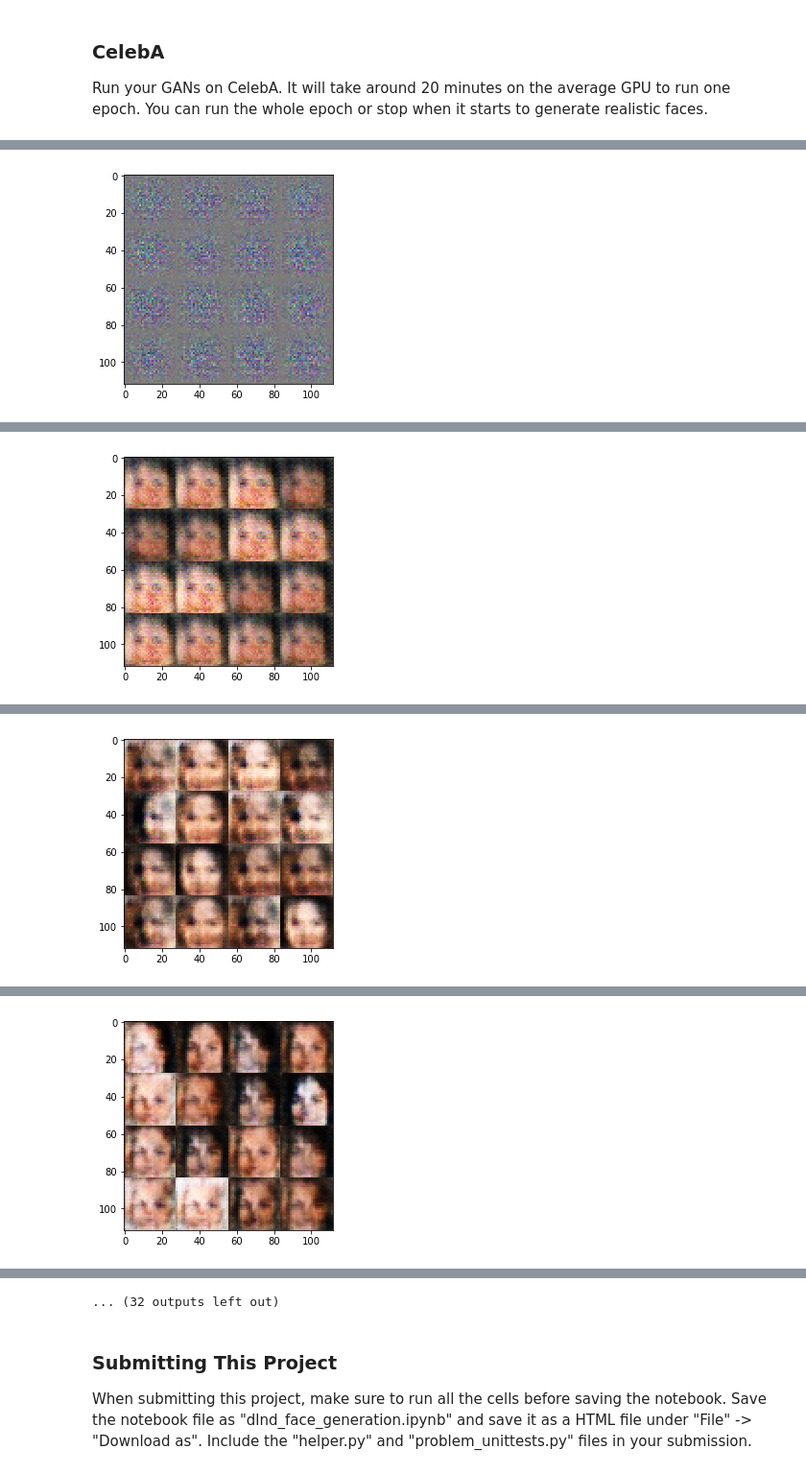
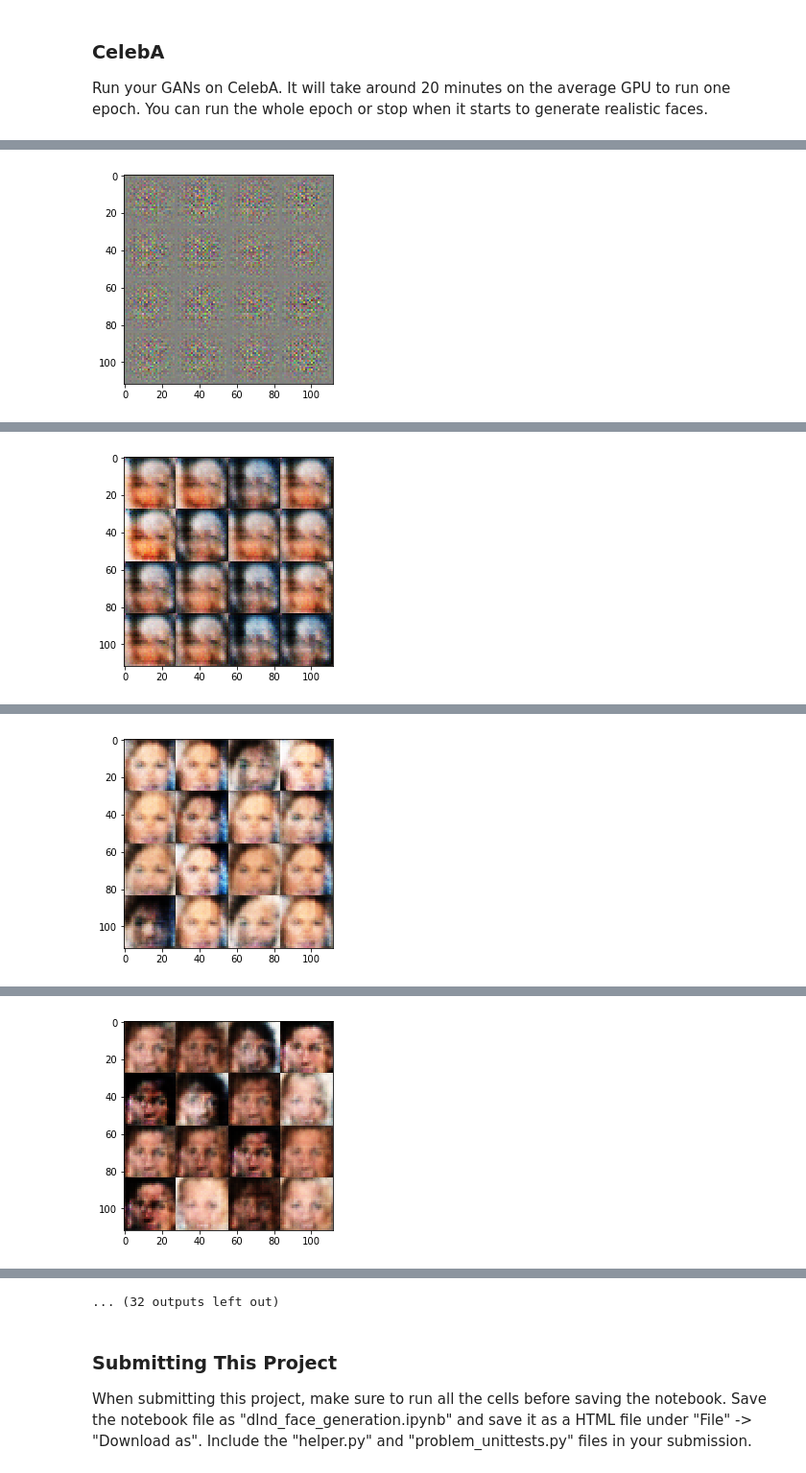
Before and after one commit to phdkiran/deep-learning, a Jupyter notebook: face_generation/dlnd_face_generation.ipynb, the cells around one changed output, grey strips where cells are left out. Shown at 96% size. Drawn from its saved outputs; the diff is of its cells as text; code cells hidden in the pictures.

```diff
--- a/face_generation/dlnd_face_generation.ipynb
+++ b/face_generation/dlnd_face_generation.ipynb
@@ -133,6 +133,15 @@ Tests Passed
 # %% [markdown]
 ### Discriminator
 Implement `discriminator` to create a discriminator neural network that discriminates on `images`.  This function should be able to reuse the variables in the neural network.  Use [`tf.variable_scope`](https://www.tensorflow.org/api_docs/python/tf/variable_scope) with a scope name of "discriminator" to allow the variables to be reused.  The function should return a tuple of (tensor output of the discriminator, tensor logits of the discriminator).
+# %%
+# helper function to do the batch normalization, leaky rlu simulation and dropout
+def applyBatch_leakyRLU_dropout(input_layer, alpha=0.2, dropout=0.1, batch=True, training=False):
+    if batch:
+        input_layer = tf.layers.batch_normalization(input_layer, training=training)
+    x = tf.maximum(alpha * input_layer, input_layer)
+    x = tf.layers.dropout(x, rate=dropout, training=training)
+    # print(x.shape)
+    return x
 # %%
 def discriminator(images, reuse=False):
     """
@@ -225,34 +232,22 @@ def generator(z, out_channel_dim, is_train=True):
         #reshape to cnn
         x = tf.reshape(x, (-1, 2, 2, 512))
         # batch normalizaton
-        x = tf.layers.batch_normalization(x, training=is_train)
-        # Leaky Relu
-        x = tf.maximum(alpha * x, x)
-        # print(x.shape)
+        x = applyBatch_leakyRLU_dropout(x, training=is_train)
 
         # create 4 x 4 x 256 cnn
         x = tf.layers.conv2d_transpose(inputs=x, filters=256, kernel_size=4, strides=2, padding='same', kernel_initializer=tf.contrib.layers.xavier_initializer())
         # batch normalizaton
-        x = tf.layers.batch_normalization(x, training=is_train)
-        # Leaky Relu
-        x = tf.maximum(alpha * x, x)
-        # print(x.shape)
+        x = applyBatch_leakyRLU_dropout(x, training=is_train)
 
         # create 7 x 7 x 128 cnn
         x = tf.layers.conv2d_transpose(inputs=x, filters=128, kernel_size=4, strides=1, padding='valid', kernel_initializer=tf.contrib.layers.xavier_initializer())
         # batch normalizaton
-        x = tf.layers.batch_normalization(x, training=is_train)
-        # Leaky Relu
-        x = tf.maximum(alpha * x, x)
-        # print(x.shape)
+        x = applyBatch_leakyRLU_dropout(x, training=is_train)
 
         # create 14 x 14 x 64 cnn
         x = tf.layers.conv2d_transpose(inputs=x, filters=64, kernel_size=4, strides=2, padding='same', kernel_initializer=tf.contrib.layers.xavier_initializer())
         # batch normalizaton
-        x = tf.layers.batch_normalization(x, training=is_train)
-        # Leaky Relu
-        x = tf.maximum(alpha * x, x)
-        # print(x.shape)
+        x = applyBatch_leakyRLU_dropout(x, training=is_train)
 
         # create 28 x 28 x out_channel_dim cnn
         x = tf.layers.conv2d_transpose(inputs=x, filters=out_channel_dim, kernel_size=4, strides=2, padding='same', kernel_initializer=tf.contrib.layers.xavier_initializer())
@@ -287,6 +282,7 @@ def model_loss(input_real, input_z, out_channel_dim):
     """
     # TODO: Implement Function
 
+    smooth = 0.1
     # Generate images using generator
     gen_out = generator(input_z, out_channel_dim=out_channel_dim, is_train=True)
 
@@ -298,7 +294,7 @@ def model_loss(input_real, input_z, out_channel_dim):
     fake_image_out, fake_image_logits = discriminator(gen_out, reuse=True)
 
     # real image loss ---- compare with 1's
-    d_real_loss = tf.reduce_mean(tf.nn.sigmoid_cross_entropy_with_logits(labels=tf.ones_like(real_image_logits) * 0.9, logits = real_image_logits))
+    d_real_loss = tf.reduce_mean(tf.nn.sigmoid_cross_entropy_with_logits(labels=tf.ones_like(real_image_logits) * (1. - smooth), logits = real_image_logits))
     # fake image loss ---- compare with 0's
     d_fake_loss = tf.reduce_mean(tf.nn.sigmoid_cross_entropy_with_logits(labels=tf.zeros_like(fake_image_logits), logits = fake_image_logits))
 
@@ -421,15 +417,16 @@ def train(epoch_count, batch_size, z_dim, learning_rate, beta1, get_batches, dat
 
                 # Run optimizers
                 _ = sess.run(d_vars, feed_dict={input_real: batch_images, input_z: batch_z, lr: learning_rate})
-                _ = sess.run(g_vars, feed_dict={input_real: batch_images, input_z: batch_z, lr: learning_rate})
+                _ = sess.run(g_vars, feed_dict={input_z: batch_z, lr: learning_rate})
+                _ = sess.run(g_vars, feed_dict={input_z: batch_z, lr: learning_rate})
 
 
                 if steps % 100 == 0:
                     # At the end of each epoch, get the losses and print them out
                     train_loss_d = d_loss.eval({input_real: batch_images, input_z: batch_z})
-                    train_loss_g = g_loss.eval({input_real: batch_images, input_z: batch_z})
+                    train_loss_g = g_loss.eval({input_z: batch_z})
 
-                    print("Epoch {}/{}...".format(epoch_i+1, epoch_count),
+                    print("Epoch {}/{}... Iteration {}...".format(epoch_i+1, epoch_count, steps),
                           "Discriminator Loss: {:.4f}...".format(train_loss_d),
                           "Generator Loss: {:.4f}".format(train_loss_g))
 
@@ -505,7 +502,7 @@ Run your GANs on CelebA.  It will take around 20 minutes on the average GPU to r
 batch_size = 32
 z_dim = 100
 learning_rate = 0.0002
-beta1 = 0.4
+beta1 = 0.25
 
 
 """
@@ -526,2 +523,2 @@ Epoch 1/1... Discriminator Loss: 1.3464... Generator Loss: 0.6953
 {'is_train': False, 'out_channel_dim': 3, 'z': <tf.Tensor 'input_z:0' shape=(?, 100) dtype=float32>}
-[figure, old version]
+[figure, new version]
@@ -531,2 +528,2 @@ Epoch 1/1... Discriminator Loss: 0.9384... Generator Loss: 1.3638
 {'is_train': False, 'out_channel_dim': 3, 'z': <tf.Tensor 'input_z:0' shape=(?, 100) dtype=float32>}
-[figure, old version]
+[figure, new version]
@@ -536,2 +533,2 @@ Epoch 1/1... Discriminator Loss: 1.2457... Generator Loss: 1.1646
 {'is_train': False, 'out_channel_dim': 3, 'z': <tf.Tensor 'input_z:0' shape=(?, 100) dtype=float32>}
-[figure, old version]
+[figure, new version]
@@ -541,2 +538,2 @@ Epoch 1/1... Discriminator Loss: 1.2467... Generator Loss: 1.1138
 {'is_train': False, 'out_channel_dim': 3, 'z': <tf.Tensor 'input_z:0' shape=(?, 100) dtype=float32>}
-[figure, old version]
+[figure, new version]
```
Also changed, not shown: parts of 3 cells of this notebook.
